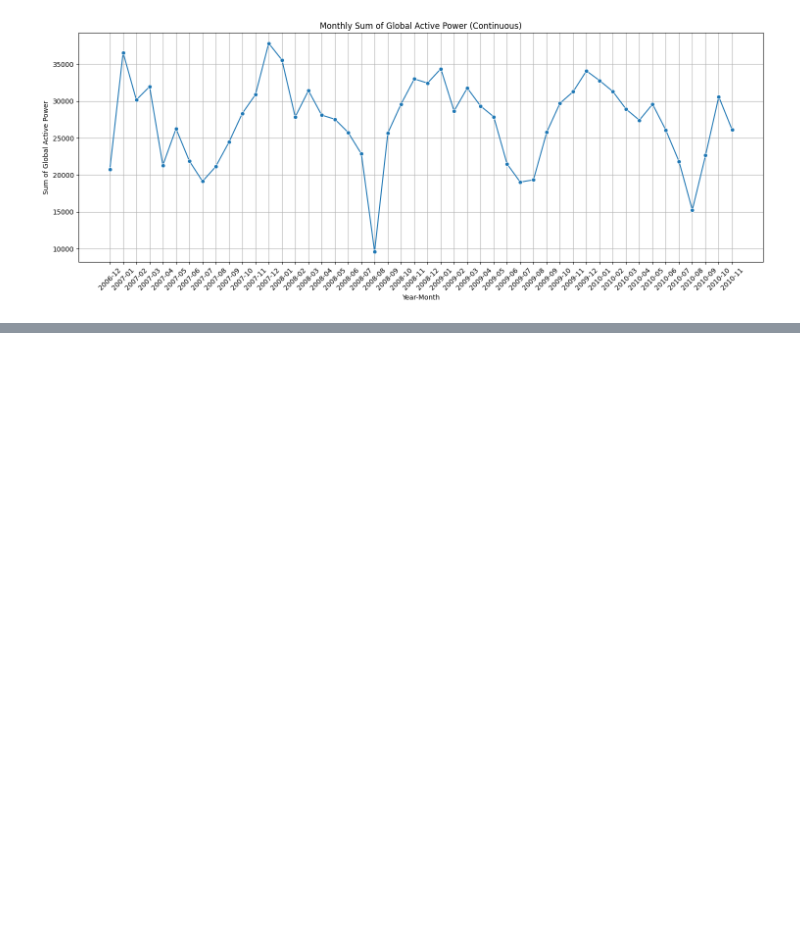
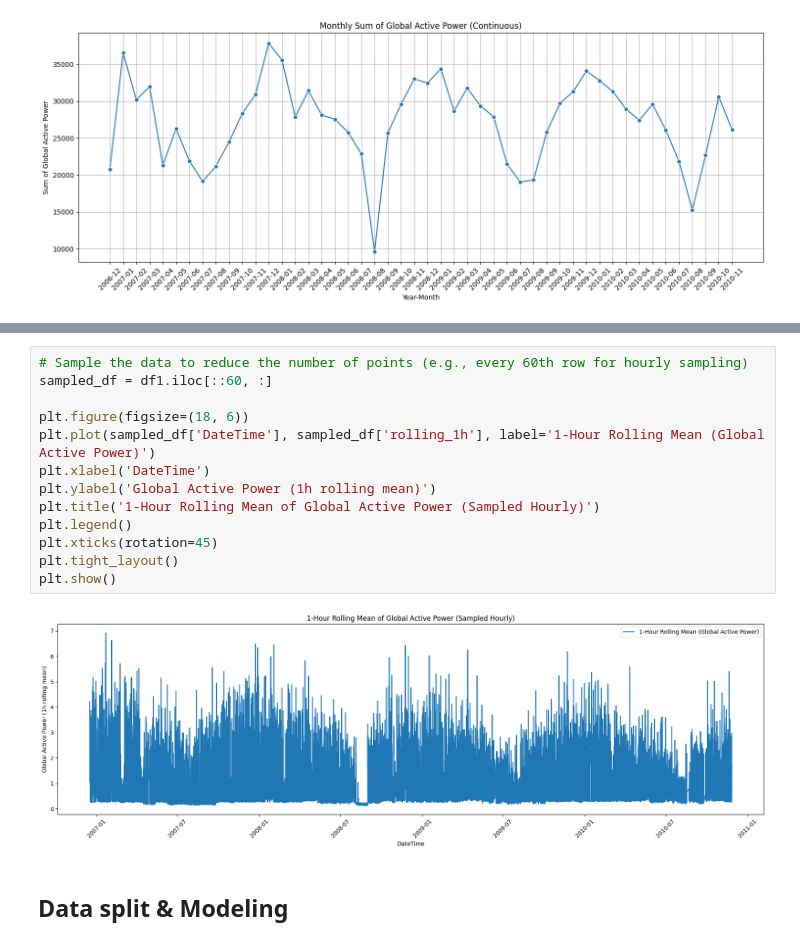
Before and after one commit to SankarSivan/Household_Power_Consumption, a Jupyter notebook: Power_Consumption_ETL.ipynb, the cells around one changed output, grey strips where cells are left out. Cells and saved outputs as stored; diff of their text form; blank space fills up the shorter version.

```diff
--- a/Power_Consumption_ETL.ipynb
+++ b/Power_Consumption_ETL.ipynb
@@ -420,0 +449,17 @@ plt.show()
+# %%
+# Sample the data to reduce the number of points (e.g., every 60th row for hourly sampling)
+sampled_df = df1.iloc[::60, :]
+
+plt.figure(figsize=(18, 6))
+plt.plot(sampled_df['DateTime'], sampled_df['rolling_1h'], label='1-Hour Rolling Mean (Global Active Power)')
+plt.xlabel('DateTime')
+plt.ylabel('Global Active Power (1h rolling mean)')
+plt.title('1-Hour Rolling Mean of Global Active Power (Sampled Hourly)')
+plt.legend()
+plt.xticks(rotation=45)
+plt.tight_layout()
+plt.show()
+# %% [output]
+[figure, added]
+# %% [markdown]
+## Data split & Modeling
```
Also changed, not shown: parts of 21 cells of this notebook.
